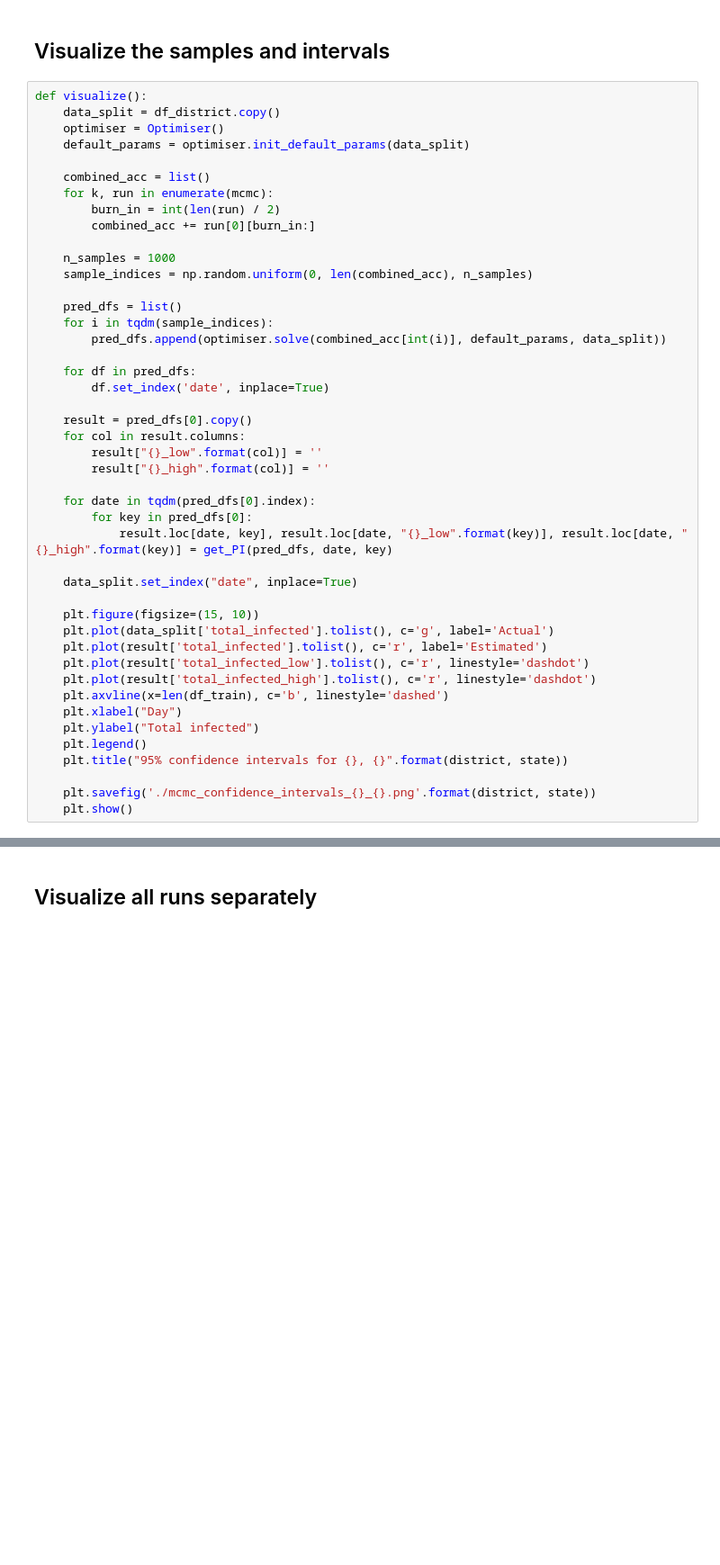
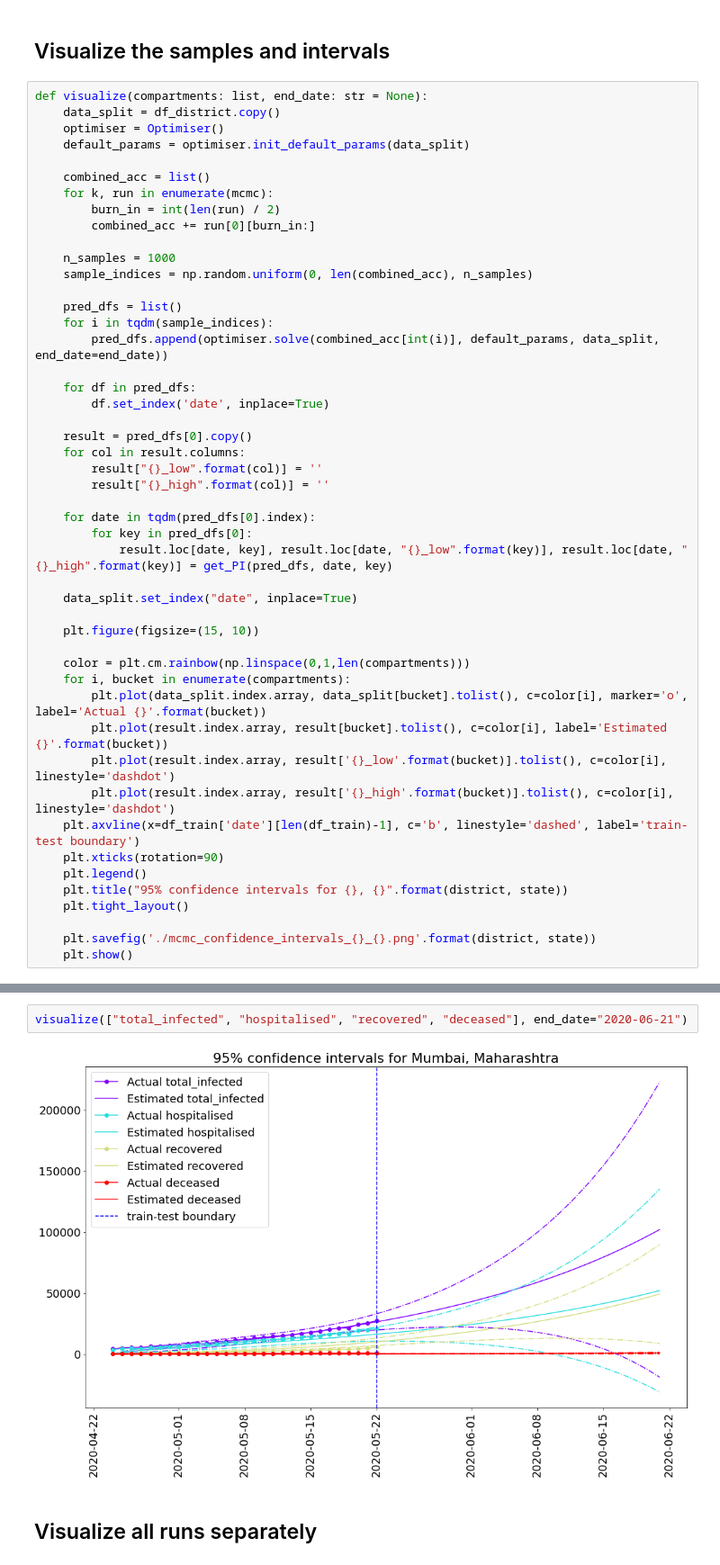
Before and after one commit to WadhwaniAI/covid-modelling, a Jupyter notebook: notebooks/seir/[TRY] metropolis.ipynb, the cells around one changed output, grey strips where cells are left out. Shown at 90% size. Saved outputs shown, nothing was run; the diff lists cells and outputs as text; blank space fills up the shorter version.

```diff
--- a/notebooks/seir/[TRY] metropolis.ipynb
+++ b/notebooks/seir/[TRY] metropolis.ipynb
@@ -240,7 +188,7 @@ mcmc = Parallel(n_jobs=n_chains)(delayed(metropolis)(prior_ranges, proposal_sigm
 # %% [markdown]
 ## Visualize the samples and intervals
 # %%
-def visualize():
+def visualize(compartments: list, end_date: str = None):
     data_split = df_district.copy()
     optimiser = Optimiser()
     default_params = optimiser.init_default_params(data_split)
@@ -255,7 +203,7 @@ def visualize():
 
     pred_dfs = list()
     for i in tqdm(sample_indices):
-        pred_dfs.append(optimiser.solve(combined_acc[int(i)], default_params, data_split))
+        pred_dfs.append(optimiser.solve(combined_acc[int(i)], default_params, data_split, end_date=end_date))
 
     for df in pred_dfs:
         df.set_index('date', inplace=True)
@@ -272,15 +220,18 @@ def visualize():
     data_split.set_index("date", inplace=True)
 
     plt.figure(figsize=(15, 10))
-    plt.plot(data_split['total_infected'].tolist(), c='g', label='Actual')
-    plt.plot(result['total_infected'].tolist(), c='r', label='Estimated')
-    plt.plot(result['total_infected_low'].tolist(), c='r', linestyle='dashdot')
-    plt.plot(result['total_infected_high'].tolist(), c='r', linestyle='dashdot')
-    plt.axvline(x=len(df_train), c='b', linestyle='dashed')
-    plt.xlabel("Day")
-    plt.ylabel("Total infected")
+
+    color = plt.cm.rainbow(np.linspace(0,1,len(compartments)))
+    for i, bucket in enumerate(compartments):
+        plt.plot(data_split.index.array, data_split[bucket].tolist(), c=color[i], marker='o', label='Actual {}'.format(bucket))
+        plt.plot(result.index.array, result[bucket].tolist(), c=color[i], label='Estimated {}'.format(bucket))
+        plt.plot(result.index.array, result['{}_low'.format(bucket)].tolist(), c=color[i], linestyle='dashdot')
+        plt.plot(result.index.array, result['{}_high'.format(bucket)].tolist(), c=color[i], linestyle='dashdot')
+    plt.axvline(x=df_train['date'][len(df_train)-1], c='b', linestyle='dashed', label='train-test boundary')
+    plt.xticks(rotation=90)
     plt.legend()
     plt.title("95% confidence intervals for {}, {}".format(district, state))
+    plt.tight_layout()
 
     plt.savefig('./mcmc_confidence_intervals_{}_{}.png'.format(district, state))
     plt.show()
@@ -291,3 +238,7 @@ visualize()
+# %%
+visualize(["total_infected", "hospitalised", "recovered", "deceased"], end_date="2020-06-21")
+# %% [output]
+[figure, added]
 # %% [markdown]
 ## Visualize all runs separately
 # %%
```
Also changed, not shown: parts of 13 cells of this notebook.
